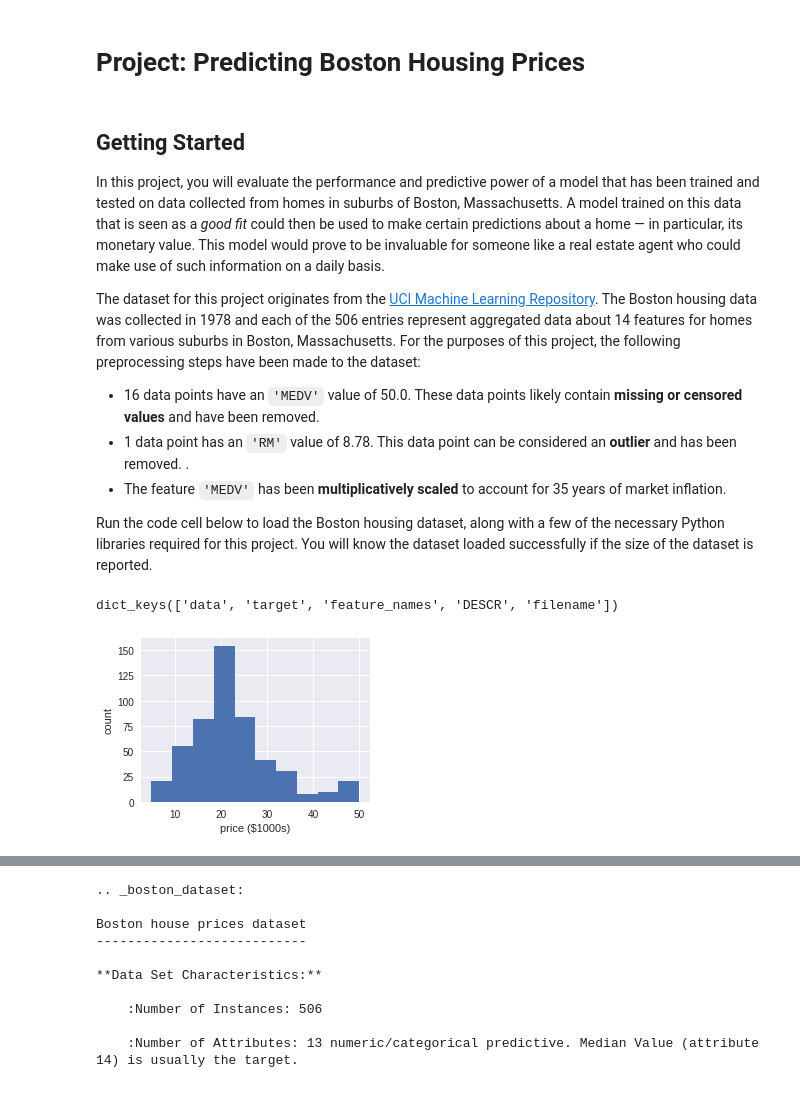
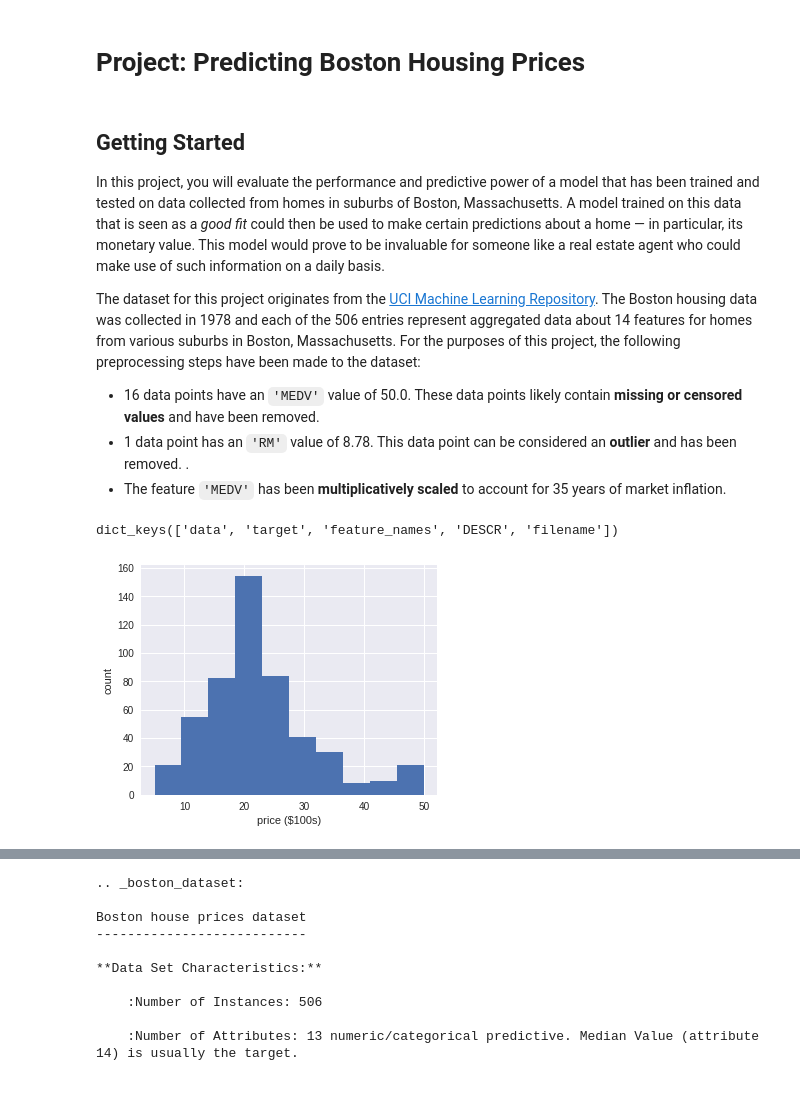
Before and after one commit to 101guptaji/Predicting-Boston-Housing-Prices, a Jupyter notebook: Multivariate_linear_regression.ipynb, the cells around one changed output, grey strips where cells are left out. Drawn from its saved outputs; the diff is of its cells as text; code cells hidden in the pictures.

```diff
--- a/Multivariate_linear_regression.ipynb
+++ b/Multivariate_linear_regression.ipynb
@@ -11,8 +11,6 @@ The dataset for this project originates from the [UCI Machine Learning Repositor
 - 1 data point has an `'RM'` value of 8.78. This data point can be considered an **outlier** and has been removed.
 .
 - The feature `'MEDV'` has been **multiplicatively scaled** to account for 35 years of market inflation.
-
-Run the code cell below to load the Boston housing dataset, along with a few of the necessary Python libraries required for this project. You will know the dataset loaded successfully if the size of the dataset is reported.
 # %%
 # Import libraries necessary for this project
 import numpy as np
@@ -33,13 +28,13 @@ dict_keys(['data', 'target', 'feature_names', 'DESCR', 'filename'])
 # %%
 #Visualising distribution of prices
 import matplotlib.pyplot as plt
-plt.figure(figsize=(4, 3))
+plt.figure(figsize=(5, 4))
 plt.hist(boston_dataset.target)
-plt.xlabel('price ($1000s)')
+plt.xlabel('price ($100s)')
 plt.ylabel('count')
 plt.tight_layout()
 # %% [output]
-[figure, old version]
+[figure, new version]
 # %%
 #visualising price dependence on all features
 for index, feature_name in enumerate(boston_dataset.feature_names):
```
Also changed, not shown: parts of 5 cells of this notebook.
